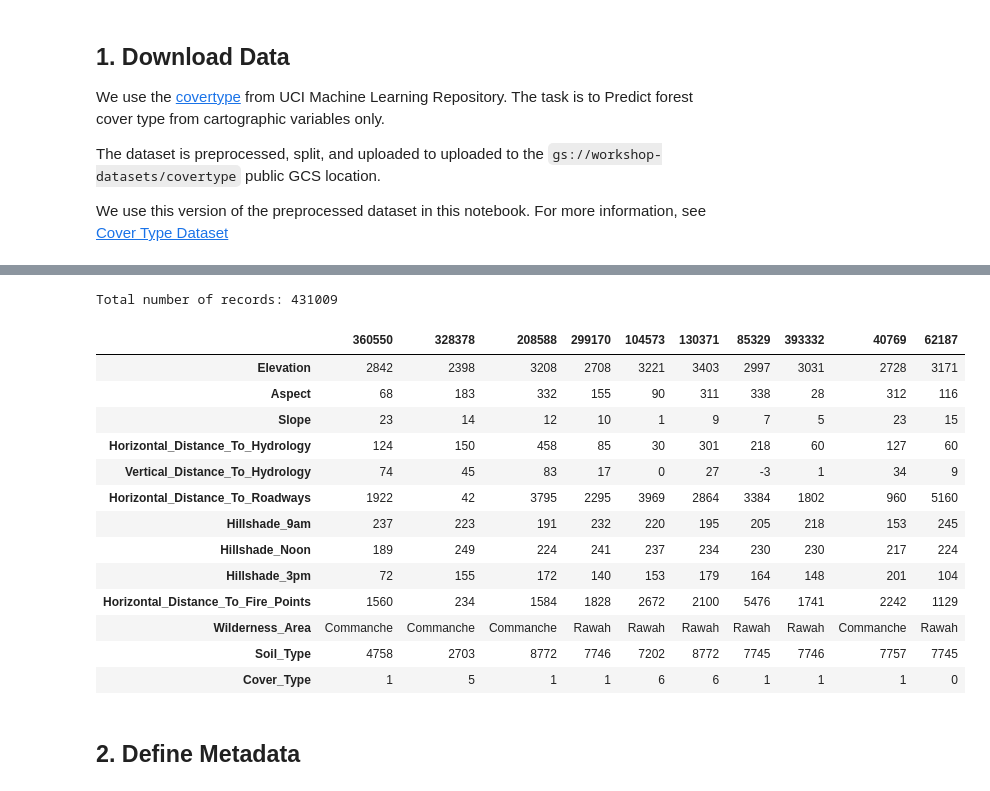
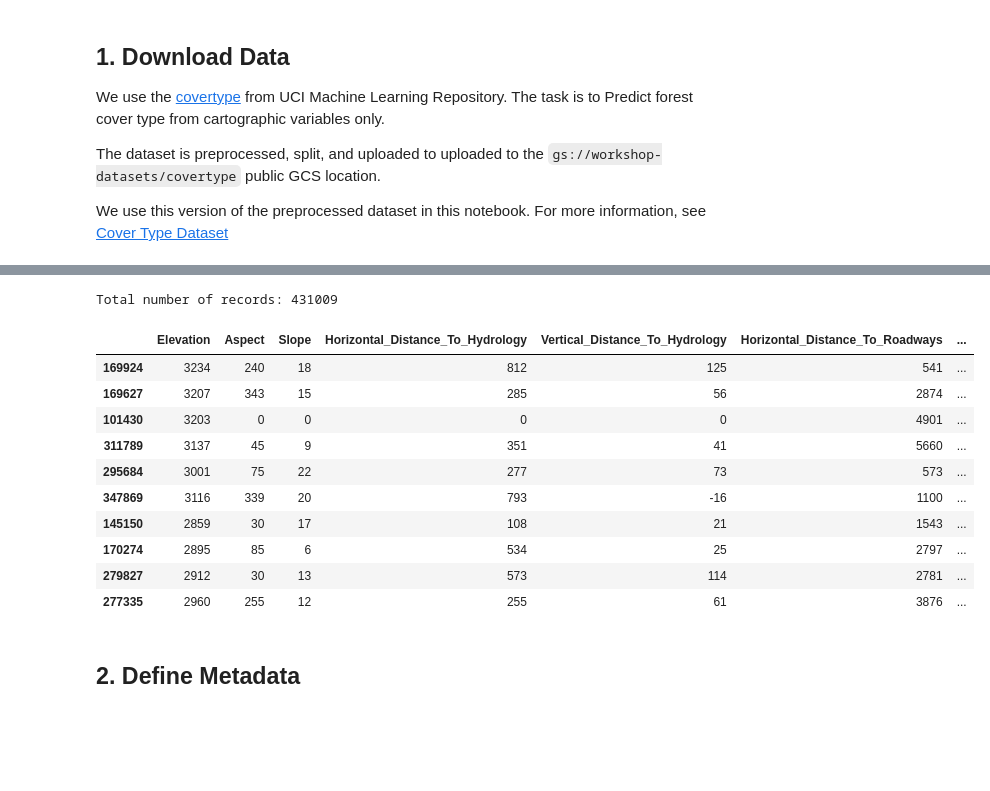
Before and after one commit to jarokaz/drift-monitor, a Jupyter notebook: snippets/generate-skewed-data.ipynb, the cells around one changed output, grey strips where cells are left out. Saved outputs shown, nothing was run; the diff lists cells and outputs as text; code cells hidden in the pictures; blank space fills up the shorter version.

```diff
--- a/snippets/generate-skewed-data.ipynb
+++ b/snippets/generate-skewed-data.ipynb
@@ -65,24 +66,21 @@ Operation completed over 1 objects/22.2 MiB.
 # %%
 import pandas as pd
 data = pd.read_csv(LOCAL_DATA_FILE)
 print("Total number of records: {}".format(len(data.index)))
-data.sample(10).T
+data.sample(10)
 # %% [output]
 Total number of records: 431009
-|  | 360550 | 328378 | 208588 | 299170 | 104573 | 130371 | 85329 | 393332 | 40769 | 62187 |
-| Elevation | 2842 | 2398 | 3208 | 2708 | 3221 | 3403 | 2997 | 3031 | 2728 | 3171 |
-| Aspect | 68 | 183 | 332 | 155 | 90 | 311 | 338 | 28 | 312 | 116 |
-| Slope | 23 | 14 | 12 | 10 | 1 | 9 | 7 | 5 | 23 | 15 |
-| Horizontal_Distance_To_Hydrology | 124 | 150 | 458 | 85 | 30 | 301 | 218 | 60 | 127 | 60 |
-| Vertical_Distance_To_Hydrology | 74 | 45 | 83 | 17 | 0 | 27 | -3 | 1 | 34 | 9 |
-| Horizontal_Distance_To_Roadways | 1922 | 42 | 3795 | 2295 | 3969 | 2864 | 3384 | 1802 | 960 | 5160 |
-| Hillshade_9am | 237 | 223 | 191 | 232 | 220 | 195 | 205 | 218 | 153 | 245 |
-| Hillshade_Noon | 189 | 249 | 224 | 241 | 237 | 234 | 230 | 230 | 217 | 224 |
-| Hillshade_3pm | 72 | 155 | 172 | 140 | 153 | 179 | 164 | 148 | 201 | 104 |
-| Horizontal_Distance_To_Fire_Points | 1560 | 234 | 1584 | 1828 | 2672 | 2100 | 5476 | 1741 | 2242 | 1129 |
-| Wilderness_Area | Commanche | Commanche | Commanche | Rawah | Rawah | Rawah | Rawah | Rawah | Commanche | Rawah |
-| Soil_Type | 4758 | 2703 | 8772 | 7746 | 7202 | 8772 | 7745 | 7746 | 7757 | 7745 |
-| Cover_Type | 1 | 5 | 1 | 1 | 6 | 6 | 1 | 1 | 1 | 0 |
+|  | Elevation | Aspect | Slope | Horizontal_Distance_To_Hydrology | Vertical_Distance_To_Hydrology | Horizontal_Distance_To_Roadways | ... |
+| 169924 | 3234 | 240 | 18 | 812 | 125 | 541 | ... |
+| 169627 | 3207 | 343 | 15 | 285 | 56 | 2874 | ... |
+| 101430 | 3203 | 0 | 0 | 0 | 0 | 4901 | ... |
+| 311789 | 3137 | 45 | 9 | 351 | 41 | 5660 | ... |
+| 295684 | 3001 | 75 | 22 | 277 | 73 | 573 | ... |
+| 347869 | 3116 | 339 | 20 | 793 | -16 | 1100 | ... |
+| 145150 | 2859 | 30 | 17 | 108 | 21 | 1543 | ... |
+| 170274 | 2895 | 85 | 6 | 534 | 25 | 2797 | ... |
+| 279827 | 2912 | 30 | 13 | 573 | 114 | 2781 | ... |
+| 277335 | 2960 | 255 | 12 | 255 | 61 | 3876 | ... |
 # %% [markdown]
 ## 2. Define Metadata
 # %%
```
Also changed, not shown: parts of 3 cells of this notebook, 3 other files.
